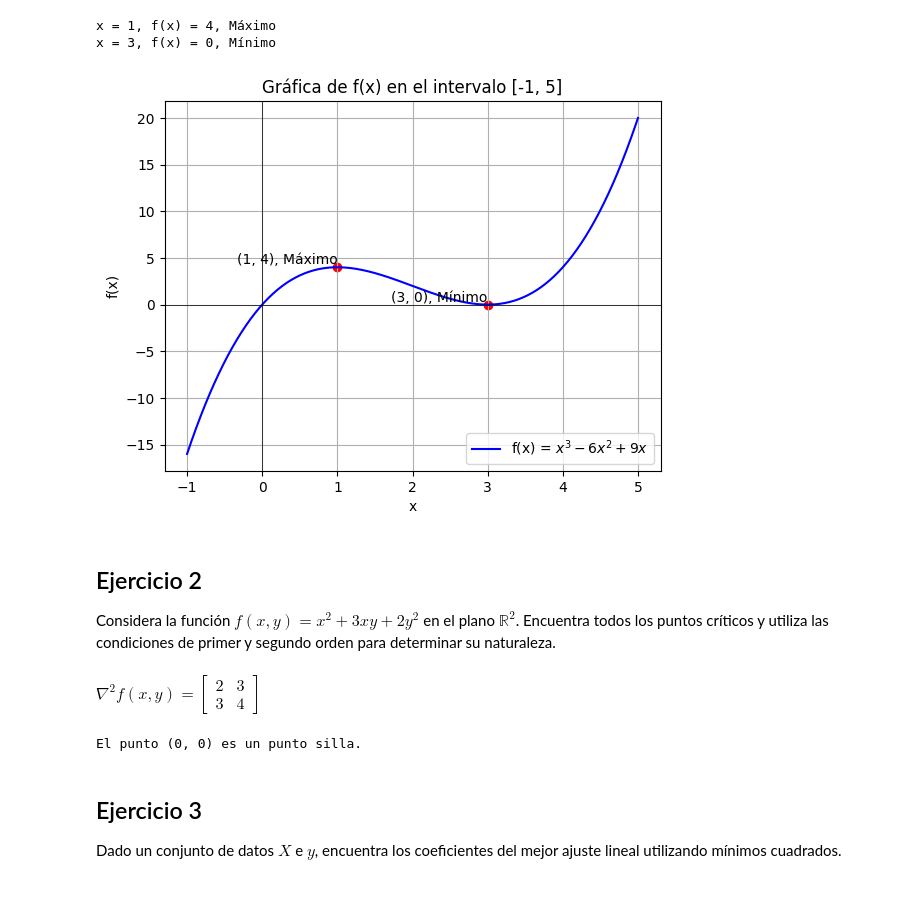
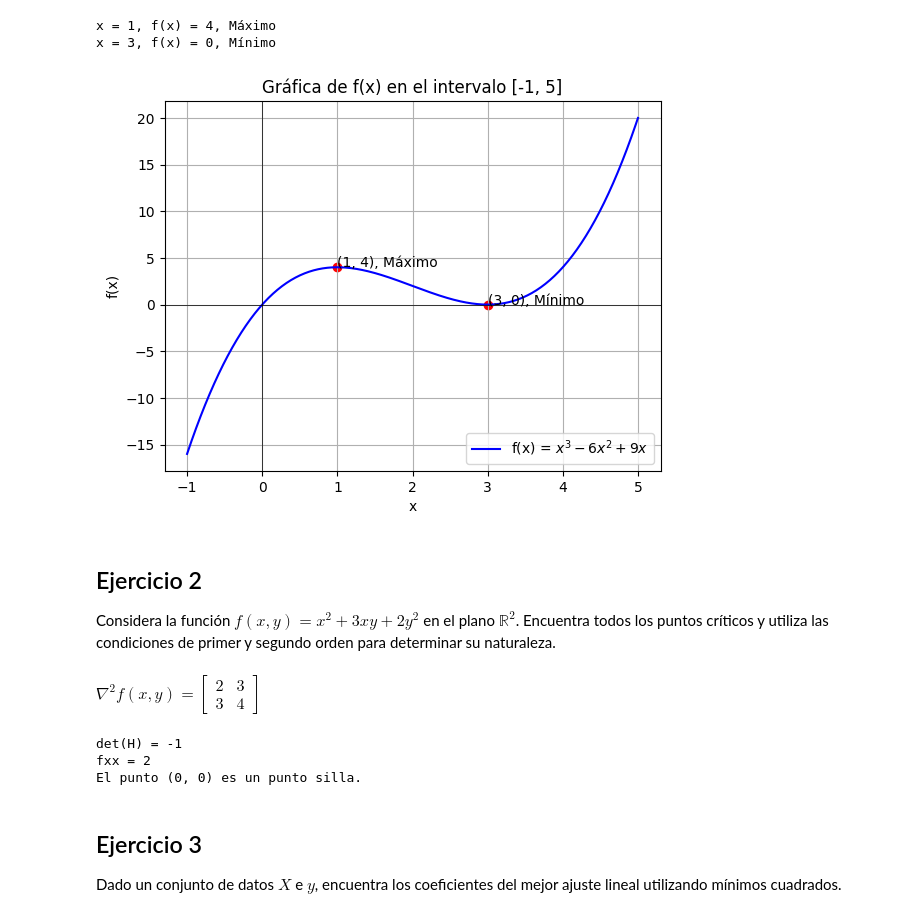
Before and after one commit to K3nnyZY/OPTIMIZATION, a Jupyter notebook: IST7420_OPT_Taller1.ipynb, the cells around one changed output. Drawn from its saved outputs; the diff is of its cells as text; code cells hidden in the pictures.

```diff
--- a/IST7420_OPT_Taller1.ipynb
+++ b/IST7420_OPT_Taller1.ipynb
@@ -23,17 +23,17 @@ f = x**3 - 6*x**2 + 9*x
 df = f.diff(x)
 
 # Encuentra los puntos críticos resolviendo f'(x) = 0
-critical_points = sp.solve(df, x)
+critical_point = sp.solve(df, x)
 
 # Filtrar los puntos críticos que están dentro del intervalo [-1,5]
-critical_points = [point for point in critical_points if -1 <= point <= 5]
+critical_point = [point for point in critical_point if -1 <= point <= 5]
 
 # Encuentra la segunda derivada
 ddf = df.diff(x)
 
 # Evalúa la segunda derivada en los puntos críticos para determinar si son máximos o mínimos
 max_min = []
-for point in critical_points:
+for point in critical_point:
     if ddf.subs(x, point) > 0:
         max_min.append((point, f.subs(x, point), "Mínimo"))
     elif ddf.subs(x, point) < 0:
@@ -47,25 +47,25 @@ x = 3, f(x) = 0, Mínimo
 # %%
 # Grafica la función en el intervalo [-1, 5]
 f = sp.lambdify(x, f)
 x_vals = np.linspace(-1, 5, 400)
 y_vals = f(x_vals)
 
 plt.plot(x_vals, y_vals, label='f(x) = $x^3 - 6x^2 + 9x$', color='blue')
 
 for point, value, nature in max_min:
     plt.scatter(point, value, color='red')
-    plt.text(point, value, f'({point}, {value}), {nature}', fontsize=10, verticalalignment='bottom', horizontalalignment='right')
+    plt.text(point, value, f'({point}, {value}), {nature}', fontsize=10)
 
 plt.title('Gráfica de f(x) en el intervalo [-1, 5]')
 plt.xlabel('x')
 plt.ylabel('f(x)')
 plt.grid(True)
 plt.axhline(0, color='black',linewidth=0.5)
 plt.axvline(0, color='black',linewidth=0.5)
 plt.legend()
 plt.show()
 # %% [output]
-[figure, old version]
+[figure, new version]
 # %% [markdown]
 ## Ejercicio 2
 
@@ -112,9 +112,13 @@ for point in critical_points:
     else:
         nature = "criterio donde el Hessiano no decide"
 
+    print(f"det(H) = {D_val}")
+    print(f"fxx = {f_xx_val}")
     print(f"El punto {point} es un {nature}.")
 # %% [output]
 $ \nabla^2 f(x,y) =\left[\begin{matrix}2 & 3\\3 & 4\end{matrix}\right]$
+det(H) = -1
+fxx = 2
 El punto (0, 0) es un punto silla.
 # %% [markdown]
 ## Ejercicio 3
```
Also changed, not shown: parts of 3 cells of this notebook.
